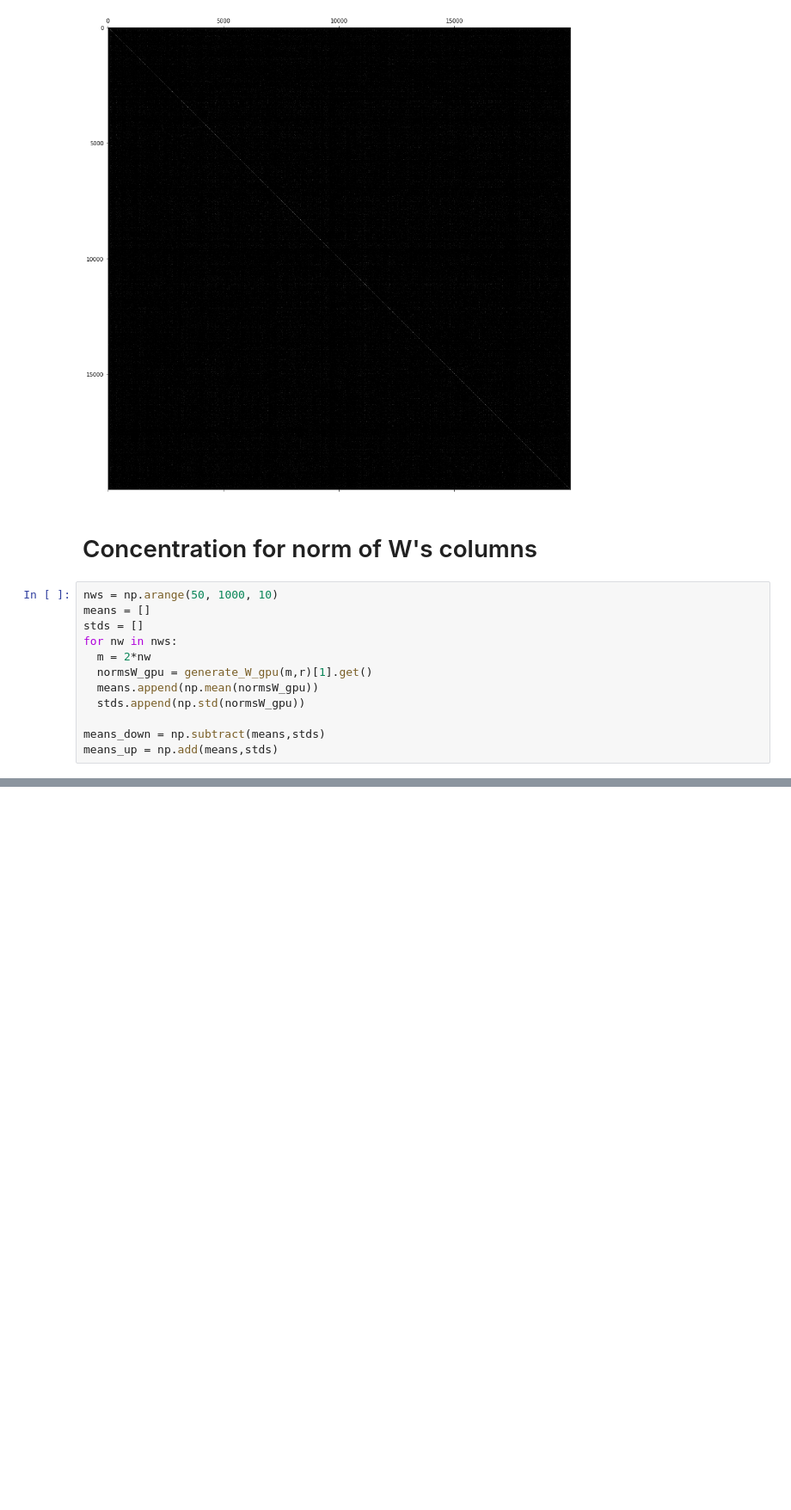
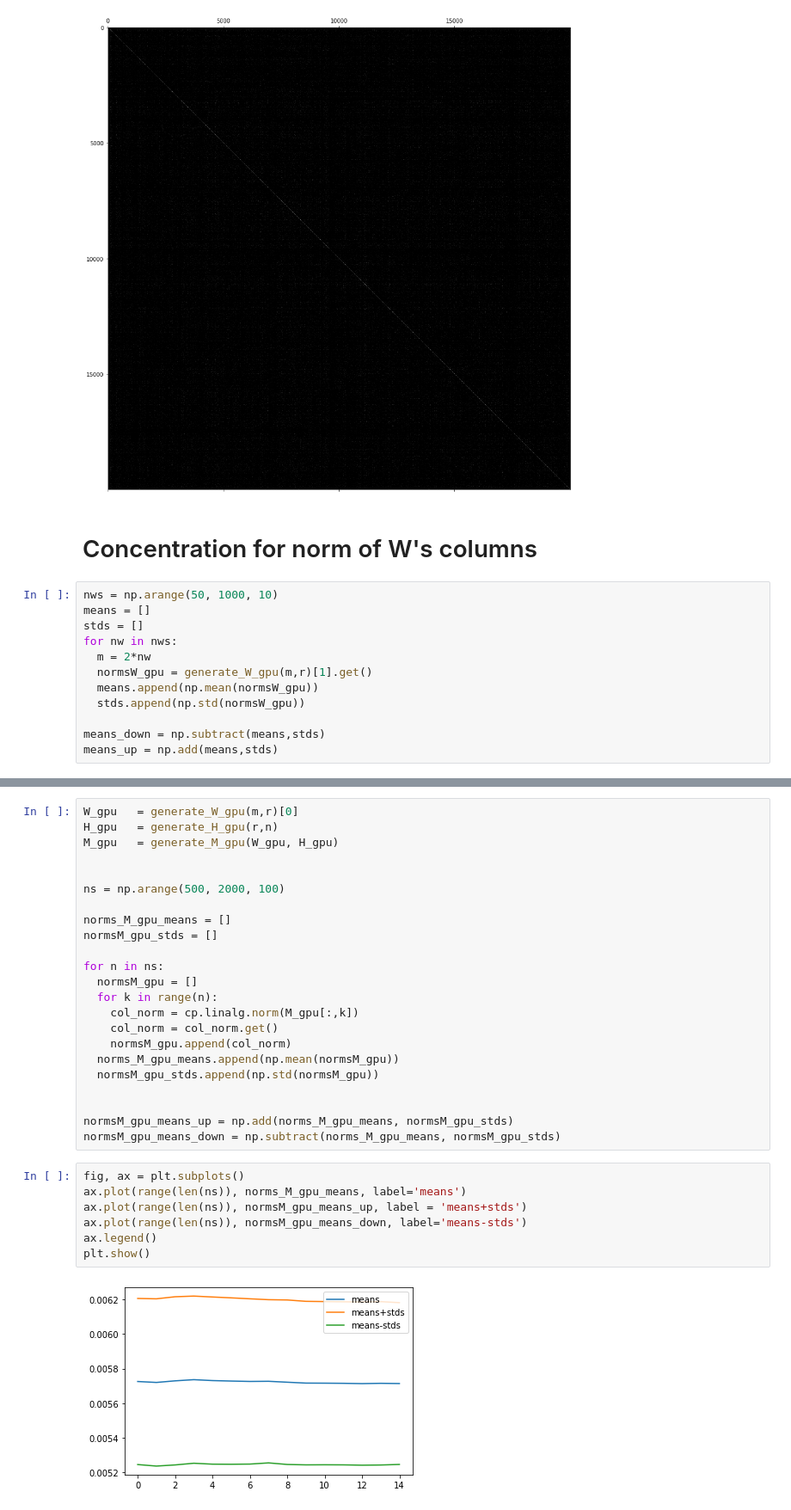
Before and after one commit to srezazad/Succesive-Projection-Algirithm-for-Matrix-Recovery-, a Jupyter notebook: main.ipynb, the cells around one changed output, grey strips where cells are left out. Shown at 86% size. Cells and saved outputs as stored; diff of their text form; blank space fills up the shorter version.

```diff
--- a/main.ipynb
+++ b/main.ipynb
@@ -154,0 +157,32 @@ plt.show()
+# %%
+W_gpu   = generate_W_gpu(m,r)[0]
+H_gpu   = generate_H_gpu(r,n)
+M_gpu   = generate_M_gpu(W_gpu, H_gpu)
+
+
+ns = np.arange(500, 2000, 100)
+
+norms_M_gpu_means = []
+normsM_gpu_stds = []
+
+for n in ns:
+  normsM_gpu = []
+  for k in range(n):
+    col_norm = cp.linalg.norm(M_gpu[:,k])
+    col_norm = col_norm.get()
+    normsM_gpu.append(col_norm)
+  norms_M_gpu_means.append(np.mean(normsM_gpu))
+  normsM_gpu_stds.append(np.std(normsM_gpu))
+
+
+normsM_gpu_means_up = np.add(norms_M_gpu_means, normsM_gpu_stds)
+normsM_gpu_means_down = np.subtract(norms_M_gpu_means, normsM_gpu_stds)
+# %%
+fig, ax = plt.subplots()
+ax.plot(range(len(ns)), norms_M_gpu_means, label='means')
+ax.plot(range(len(ns)), normsM_gpu_means_up, label = 'means+stds')
+ax.plot(range(len(ns)), normsM_gpu_means_down, label='means-stds')
+ax.legend()
+plt.show()
+# %% [output]
+[figure, added]
```
Also changed, not shown: parts of 3 cells of this notebook.
